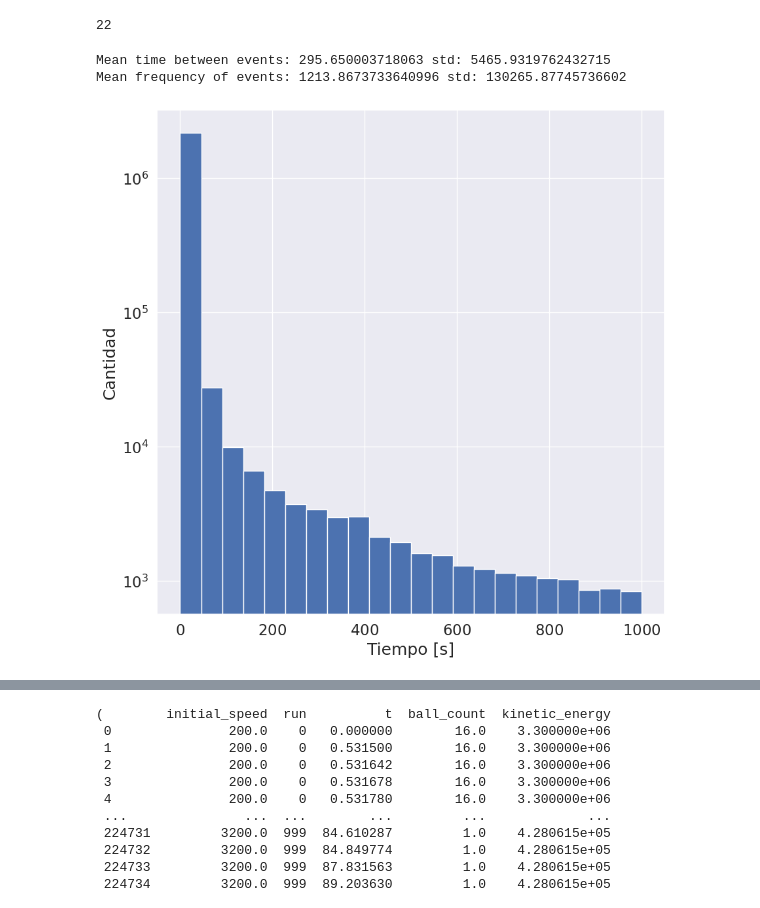
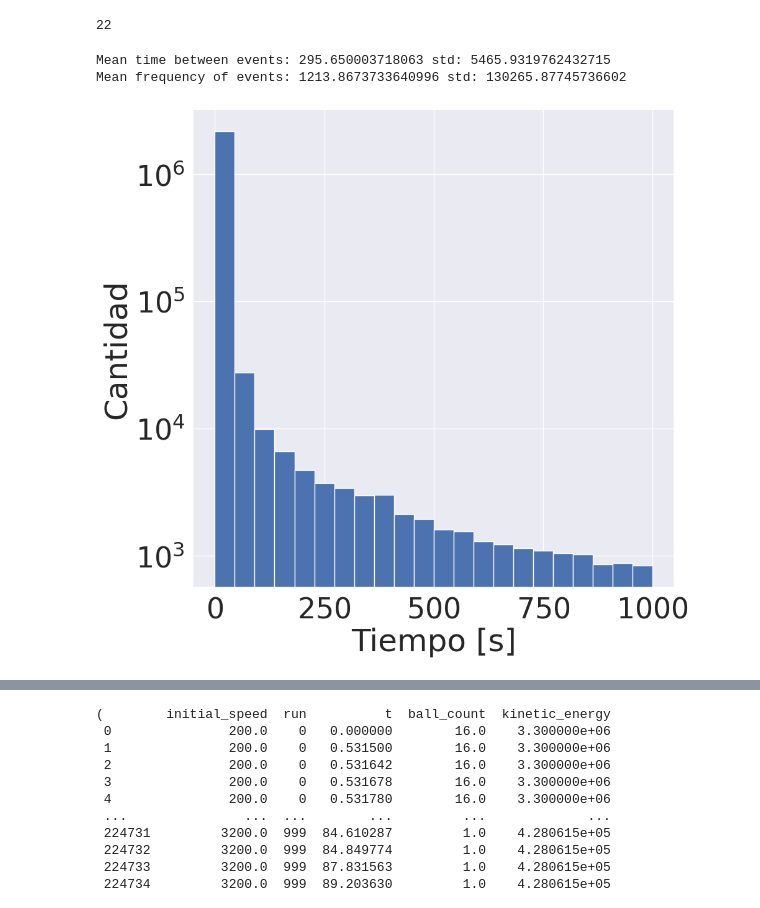
Before and after one commit to lvittor/ss, a Jupyter notebook: notebooks/tp3.ipynb, the cells around one changed output, grey strips where cells are left out. Cells and saved outputs as stored; diff of their text form; code cells hidden in the pictures.

Commit message:
fix(tp3): change plot font sizes

```diff
--- a/notebooks/tp3.ipynb
+++ b/notebooks/tp3.ipynb
@@ -66,18 +67,19 @@ n_bins_sturges
 # %%
 # Distribucion de tiempo entre eventos
 ax = filtered_df['duration'].hist(bins=n_bins_sturges, range=[0, 1000])
+sns.set(font_scale=3)
 ax.ticklabel_format(style='sci', useMathText=True)
 ax.set_yscale('log')
 ax.set_ylabel('Cantidad')
 ax.set_xlabel('Tiempo [s]')
 # Tiempo medio entre eventos
 print(f"Mean time between events: {filtered_df['duration'].mean()} std: {filtered_df['duration'].std()}")
 # Frecuencia media entre eventos
 print(f"Mean frequency of events: {(1/filtered_df['duration']).mean()} std: {(1/filtered_df['duration']).std()}")
 # %% [output]
 Mean time between events: 295.650003718063 std: 5465.9319762432715
 Mean frequency of events: 1213.8673733640996 std: 130265.87745736602
-[figure, old version]
+[figure, new version]
 # %%
 # Agarro los finales de las simulaciones
 total = filtered_df[filtered_df['ball_count'] == 0].drop(columns=['ball_count', 'kinetic_energy', 'duration'])
```
Also changed, not shown: parts of 5 cells of this notebook.
